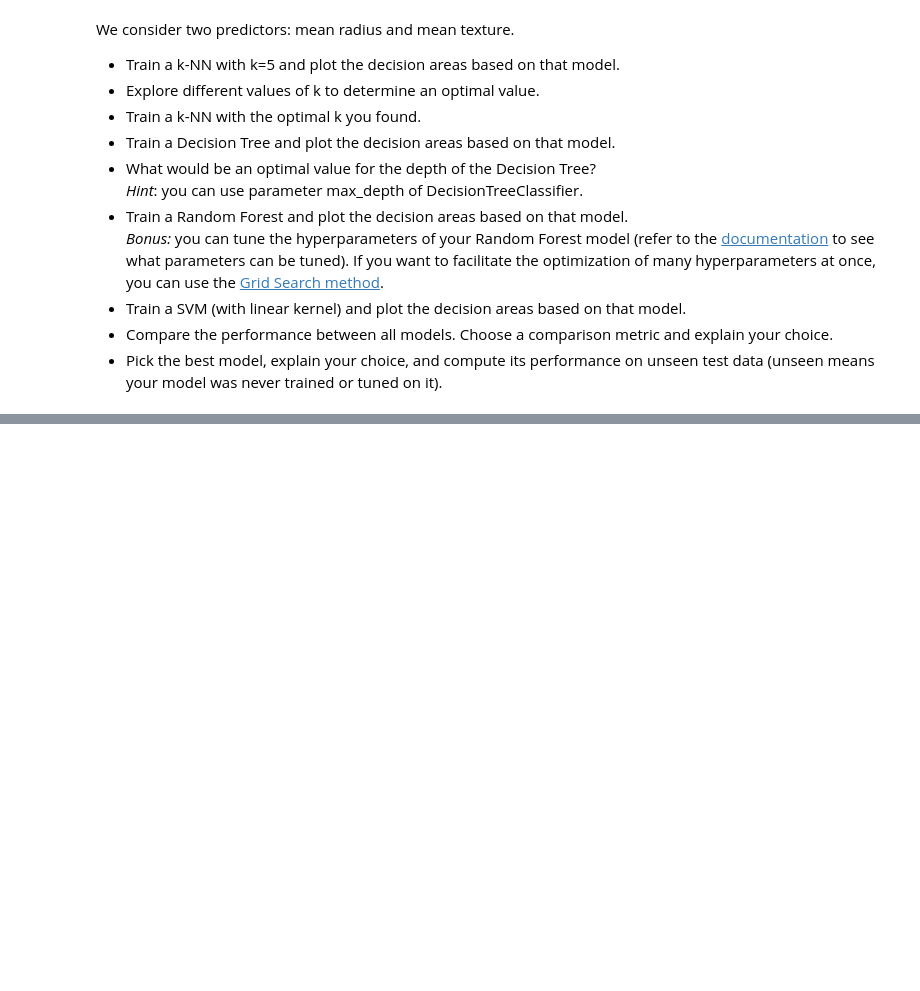
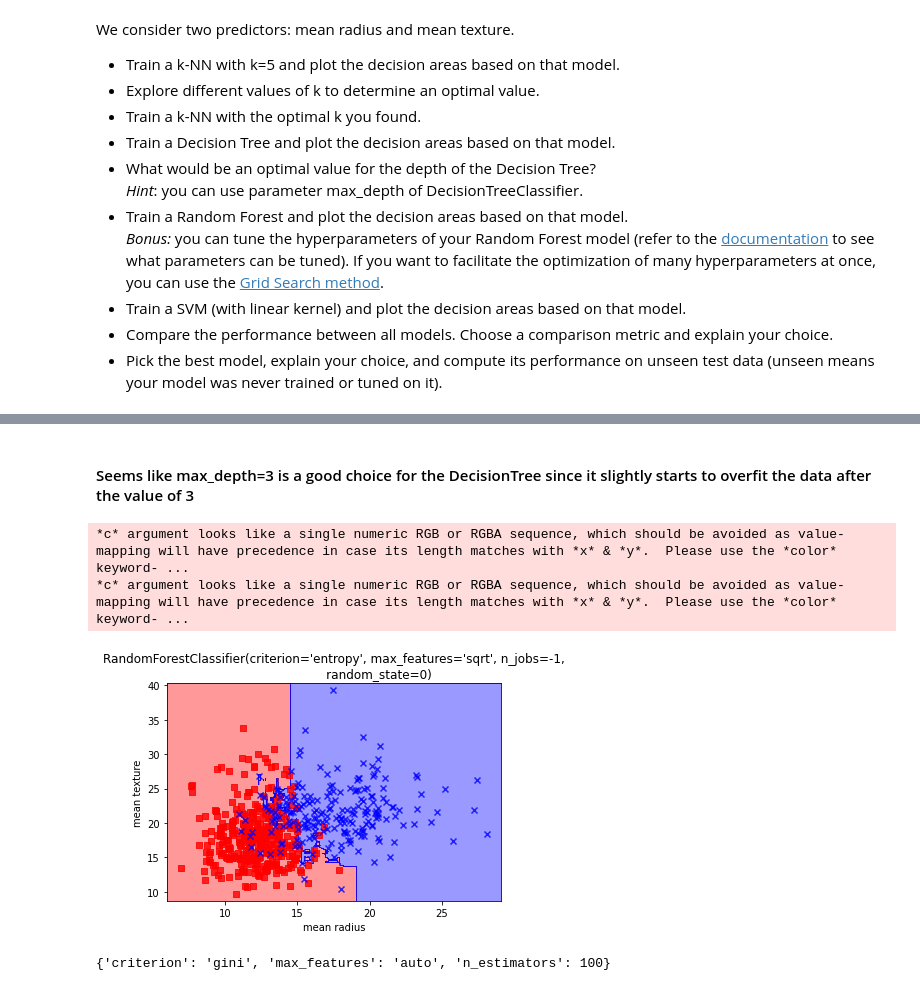
Before and after one commit to ediziks/EPITA-DSA-Notes, a Jupyter notebook: FoundationsOfStatisticalAnalysisAndMachineLearning[FSAML]/class7/Assgn 7/ML_course07_practice.ipynb, the cells around one changed output, grey strips where cells are left out. Drawn from its saved outputs; the diff is of its cells as text; code cells hidden in the pictures; blank space fills up the shorter version.

```diff
--- a/FoundationsOfStatisticalAnalysisAndMachineLearning[FSAML]/class7/Assgn 7/ML_course07_practice.ipynb
+++ b/FoundationsOfStatisticalAnalysisAndMachineLearning[FSAML]/class7/Assgn 7/ML_course07_practice.ipynb
@@ -118,0 +249,24 @@ We consider two predictors: mean radius and mean texture.
+# %% [markdown]
+#### Seems like max_depth=3 is a good choice for the DecisionTree since it slightly starts to overfit the data after the value of 3
+# %%
+# Train a Random Forest and plot the decision areas based on that model.
+from sklearn.ensemble import RandomForestClassifier
+
+
+rf = RandomForestClassifier(n_estimators=100, criterion='entropy', random_state=0, n_jobs=-1, max_features='sqrt')
+rf.fit(X_train, y_train)
+plot_decision_regions(X, y, classifier=rf)
+# %% [output]
+*c* argument looks like a single numeric RGB or RGBA sequence, which should be avoided as value-mapping will have precedence in case its length matches with *x* & *y*.  Please use the *color* keyword- ...
+*c* argument looks like a single numeric RGB or RGBA sequence, which should be avoided as value-mapping will have precedence in case its length matches with *x* & *y*.  Please use the *color* keyword- ...
+[figure, added]
+# %%
+from sklearn.model_selection import GridSearchCV
+
+
+param_grid = {'n_estimators': [10, 100, 200, 300, 400, 500], 'max_features': ['auto', 'sqrt', 'log2'], 'criterion': ['gini', 'entropy']}
+rf_cv = GridSearchCV(estimator=rf, param_grid=param_grid, cv=5)
+rf_cv.fit(X_train, y_train)
+print(rf_cv.best_params_)
+# %% [output]
+{'criterion': 'gini', 'max_features': 'auto', 'n_estimators': 100}
```
Also changed, not shown: parts of 26 cells of this notebook.
